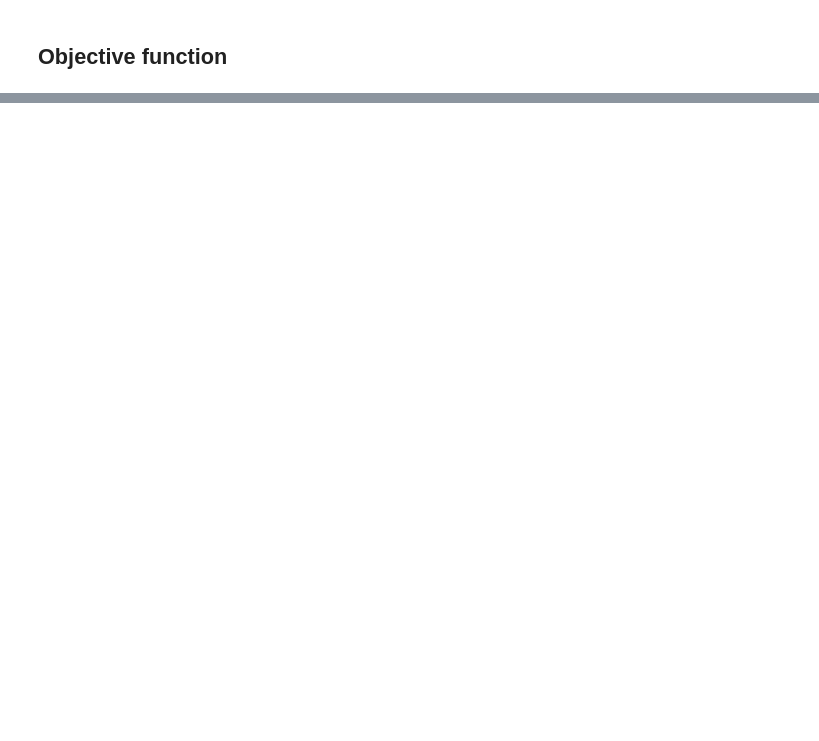
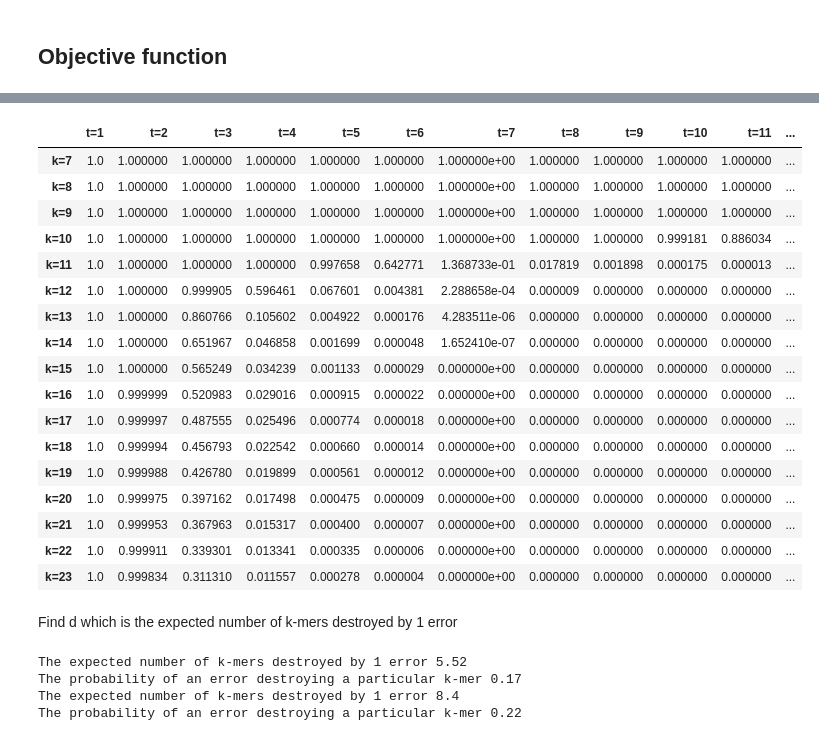
Before and after one commit to eaasna/DREAM-stellar-benchmark, a Jupyter notebook: work-python/kmer-occurrence-probability/Objective function.ipynb, the cells around one changed output, grey strips where cells are left out. Drawn from its saved outputs; the diff is of its cells as text; code cells hidden in the pictures; blank space fills up the shorter version.

```diff
--- a/work-python/kmer-occurrence-probability/Objective function.ipynb
+++ b/work-python/kmer-occurrence-probability/Objective function.ipynb
@@ -217,0 +294,50 @@ plt.show()
+# %%
+fpr_df
+# %% [output]
+|  | t=1 | t=2 | t=3 | t=4 | t=5 | t=6 | t=7 | t=8 | t=9 | t=10 | t=11 | ... |
+| k=7 | 1.0 | 1.000000 | 1.000000 | 1.000000 | 1.000000 | 1.000000 | 1.000000e+00 | 1.000000 | 1.000000 | 1.000000 | 1.000000 | ... |
+| k=8 | 1.0 | 1.000000 | 1.000000 | 1.000000 | 1.000000 | 1.000000 | 1.000000e+00 | 1.000000 | 1.000000 | 1.000000 | 1.000000 | ... |
+| k=9 | 1.0 | 1.000000 | 1.000000 | 1.000000 | 1.000000 | 1.000000 | 1.000000e+00 | 1.000000 | 1.000000 | 1.000000 | 1.000000 | ... |
+| k=10 | 1.0 | 1.000000 | 1.000000 | 1.000000 | 1.000000 | 1.000000 | 1.000000e+00 | 1.000000 | 1.000000 | 0.999181 | 0.886034 | ... |
+| k=11 | 1.0 | 1.000000 | 1.000000 | 1.000000 | 0.997658 | 0.642771 | 1.368733e-01 | 0.017819 | 0.001898 | 0.000175 | 0.000013 | ... |
+| k=12 | 1.0 | 1.000000 | 0.999905 | 0.596461 | 0.067601 | 0.004381 | 2.288658e-04 | 0.000009 | 0.000000 | 0.000000 | 0.000000 | ... |
+| k=13 | 1.0 | 1.000000 | 0.860766 | 0.105602 | 0.004922 | 0.000176 | 4.283511e-06 | 0.000000 | 0.000000 | 0.000000 | 0.000000 | ... |
+| k=14 | 1.0 | 1.000000 | 0.651967 | 0.046858 | 0.001699 | 0.000048 | 1.652410e-07 | 0.000000 | 0.000000 | 0.000000 | 0.000000 | ... |
+| k=15 | 1.0 | 1.000000 | 0.565249 | 0.034239 | 0.001133 | 0.000029 | 0.000000e+00 | 0.000000 | 0.000000 | 0.000000 | 0.000000 | ... |
+| k=16 | 1.0 | 0.999999 | 0.520983 | 0.029016 | 0.000915 | 0.000022 | 0.000000e+00 | 0.000000 | 0.000000 | 0.000000 | 0.000000 | ... |
+| k=17 | 1.0 | 0.999997 | 0.487555 | 0.025496 | 0.000774 | 0.000018 | 0.000000e+00 | 0.000000 | 0.000000 | 0.000000 | 0.000000 | ... |
+| k=18 | 1.0 | 0.999994 | 0.456793 | 0.022542 | 0.000660 | 0.000014 | 0.000000e+00 | 0.000000 | 0.000000 | 0.000000 | 0.000000 | ... |
+| k=19 | 1.0 | 0.999988 | 0.426780 | 0.019899 | 0.000561 | 0.000012 | 0.000000e+00 | 0.000000 | 0.000000 | 0.000000 | 0.000000 | ... |
+| k=20 | 1.0 | 0.999975 | 0.397162 | 0.017498 | 0.000475 | 0.000009 | 0.000000e+00 | 0.000000 | 0.000000 | 0.000000 | 0.000000 | ... |
+| k=21 | 1.0 | 0.999953 | 0.367963 | 0.015317 | 0.000400 | 0.000007 | 0.000000e+00 | 0.000000 | 0.000000 | 0.000000 | 0.000000 | ... |
+| k=22 | 1.0 | 0.999911 | 0.339301 | 0.013341 | 0.000335 | 0.000006 | 0.000000e+00 | 0.000000 | 0.000000 | 0.000000 | 0.000000 | ... |
+| k=23 | 1.0 | 0.999834 | 0.311310 | 0.011557 | 0.000278 | 0.000004 | 0.000000e+00 | 0.000000 | 0.000000 | 0.000000 | 0.000000 | ... |
+# %% [markdown]
+Find d which is the expected number of k-mers destroyed by 1 error
+# %%
+l = 50
+
+def expected_destroyed(l, s, w):
+    overlapped_by_w = l - 2*s - 2
+    d = w * overlapped_by_w/50
+    #print(d)
+    for i in range(1, w):
+        d = d + 2 * i/50
+        #print(d)
+    print("The expected number of k-mers destroyed by 1 error " + str(round(d, 2)))
+    print("The probability of an error destroying a particular k-mer " + str(round(d / (l - s + 1), 2)))
+
+s = 18
+w = 12
+shape = 111010101101010111
+
+expected_destroyed(l, s, w)
+
+s = 12
+w = 12
+expected_destroyed(l, s, w)
+# %% [output]
+The expected number of k-mers destroyed by 1 error 5.52
+The probability of an error destroying a particular k-mer 0.17
+The expected number of k-mers destroyed by 1 error 8.4
+The probability of an error destroying a particular k-mer 0.22
```
Also changed, not shown: parts of 17 cells of this notebook, 10 other files.
